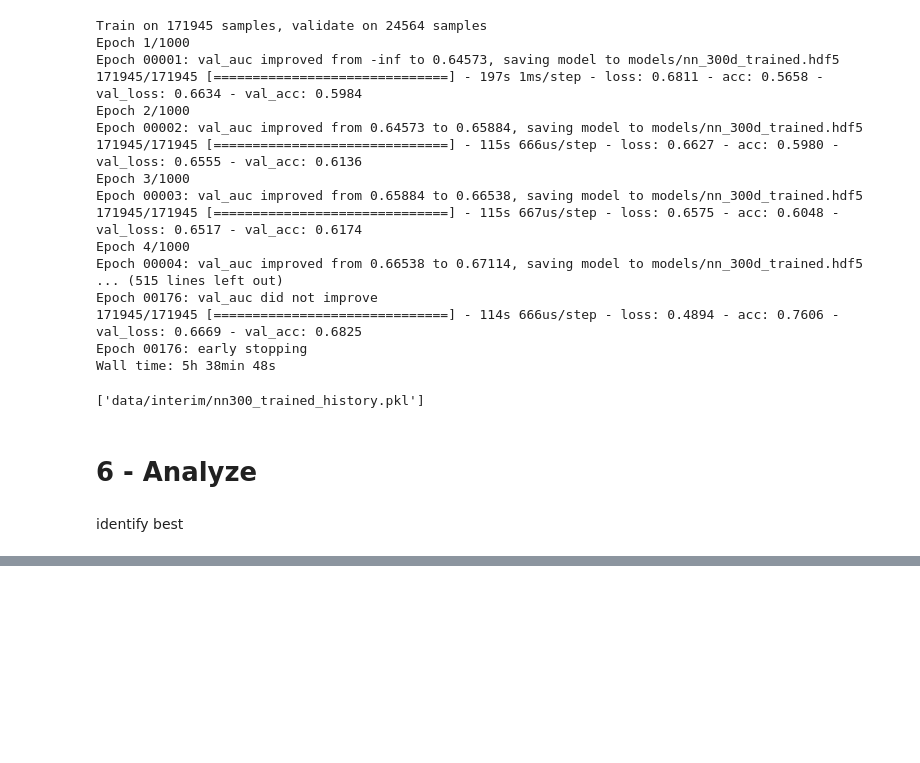
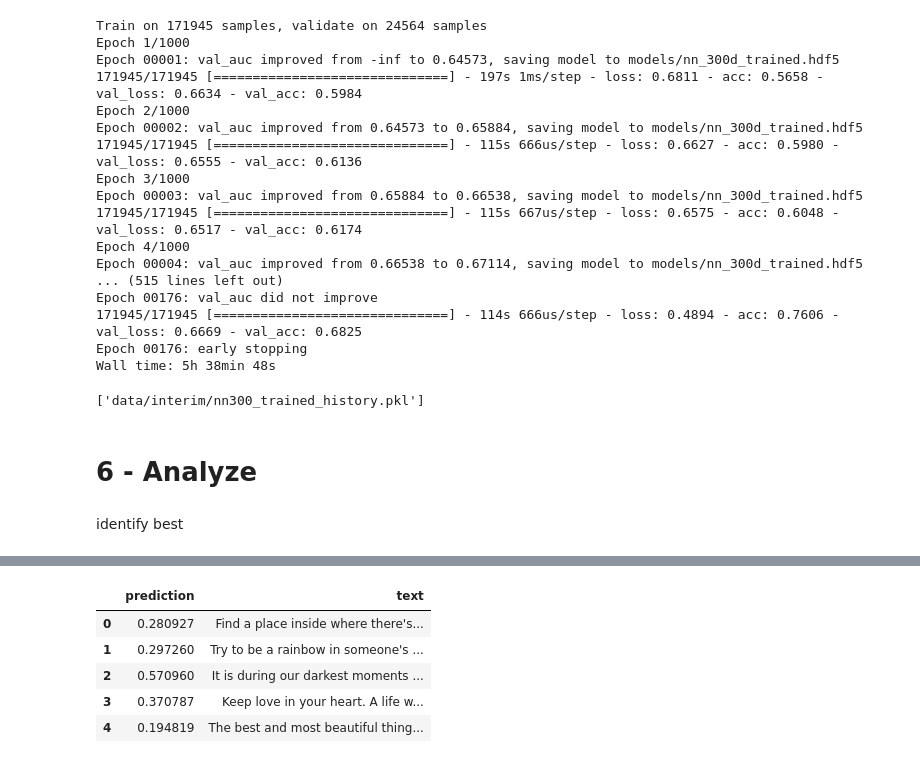
Before and after one commit to rossbm/udacity-ml-capstone, a Jupyter notebook: notebooks/4.2 - Neural Networks - Train.ipynb, the cells around one changed output, grey strips where cells are left out. Saved outputs shown, nothing was run; the diff lists cells and outputs as text; code cells hidden in the pictures; blank space fills up the shorter version.

```diff
--- a/notebooks/4.2 - Neural Networks - Train.ipynb
+++ b/notebooks/4.2 - Neural Networks - Train.ipynb
@@ -329,0 +349,19 @@ np.mean((np.squeeze(preds) > 0.5) == test["labels"])
+# %%
+#now need to convert to seqs
+#load neuralnetowrk vocab
+vocab = joblib.load("data/interim/nn_vocab.pkl")
+# %%
+def create_seqs(texts, vocab, max_len):
+    tokens = []
+    for text in texts:
+        tokens.append(wordpunct_tokenize(text.lower()))
+    seqs = np.zeros((len(tokens), max_len), dtype=np.int32)
+
+    for i, text in enumerate(tokens):
+        for j, word in enumerate(text):
+            if j >= max_len:
+                break
+            #need to increment by 1 since first row in embedding matrix is reserved
+            #if word doesn't exist, it will return -1, whicll be incrmented to 1
+            seqs[i,j] = vocab.get(word, -1) + 2
+    return seqs
@@ -329,0 +384,11 @@ np.mean((np.squeeze(preds) > 0.5) == test["labels"])
+# %%
+unfunny_results = pd.DataFrame({"text": unfunny_quotes, "prediction": unfunny_quote_probs})
+unfunny_results.to_csv("data/processed/unfunny_quotes.csv")
+unfunny_results
+# %% [output]
+|  | prediction | text |
+| 0 | 0.280927 | Find a place inside where there's... |
+| 1 | 0.297260 | Try to be a rainbow in someone's ... |
+| 2 | 0.570960 | It is during our darkest moments ... |
+| 3 | 0.370787 | Keep love in your heart. A life w... |
+| 4 | 0.194819 | The best and most beautiful thing... |
```
Also changed, not shown: parts of 14 cells of this notebook, 21 other files.
